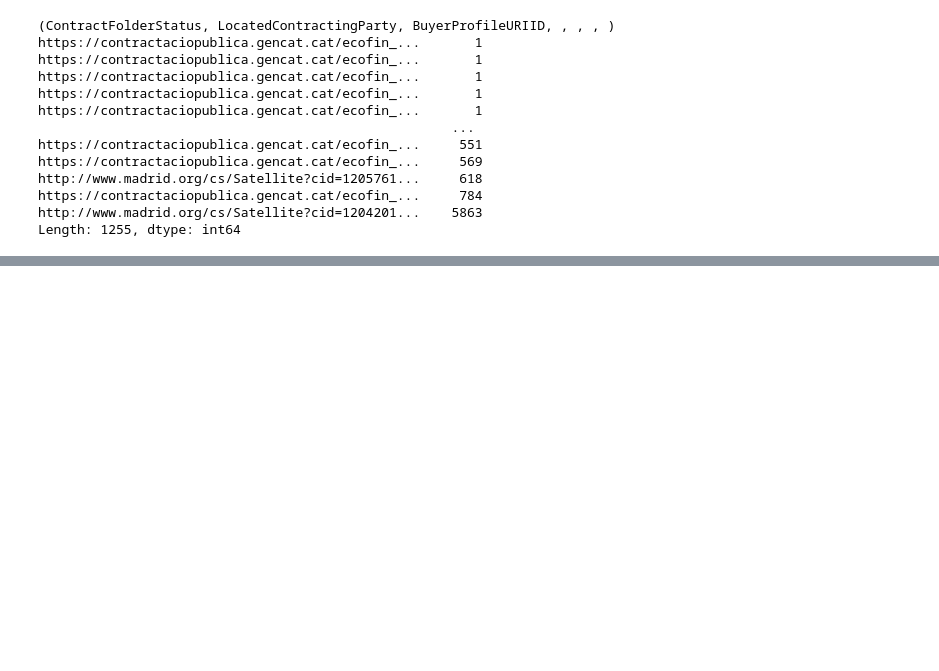
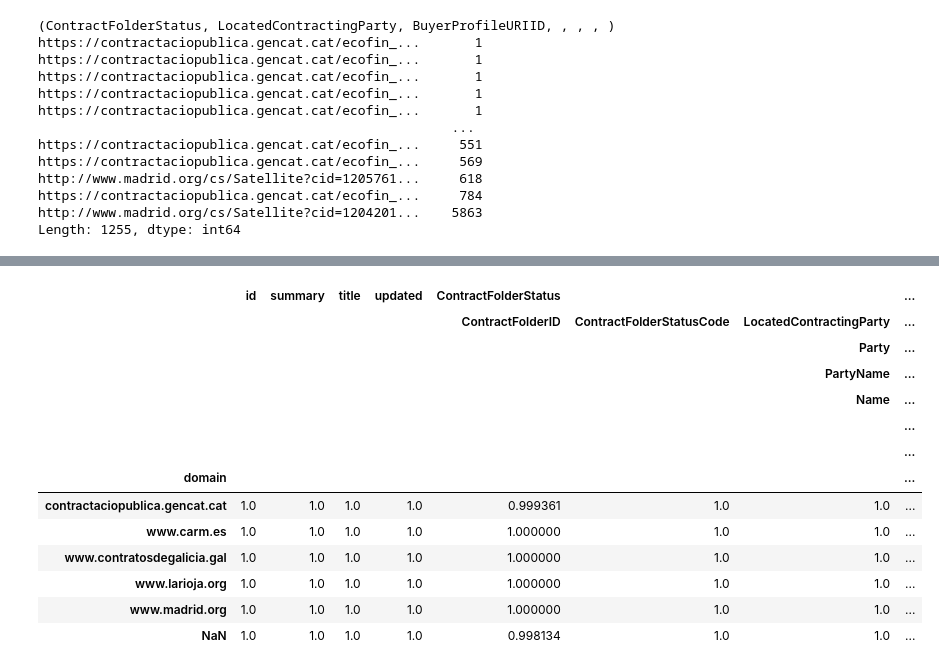
Before and after one commit to manuvazquez/dlsproc, a Jupyter notebook: reports/exploratory.ipynb, the cells around one changed output, grey strips where cells are left out. Drawn from its saved outputs; the diff is of its cells as text; code cells hidden in the pictures; blank space fills up the shorter version.

```diff
--- a/reports/exploratory.ipynb
+++ b/reports/exploratory.ipynb
@@ -741,0 +765,3 @@ Length: 1255, dtype: int64
+# %%
+# domain_grouped_outsiders_df = outsiders_df.groupby('domain')
+domain_grouped_outsiders_df = outsiders_df.groupby('domain', dropna=False)
@@ -741,0 +781,18 @@ Length: 1255, dtype: int64
+# %%
+filled_in_ratio = domain_grouped_outsiders_df.apply(lambda x: x.notnull().mean()).drop(dlsproc.hier.pad_col_levels(outsiders_df, ['domain']), axis=1)
+filled_in_ratio
+# %% [output]
+|  | id | summary | title | updated | ContractFolderStatus |  |  | ... |
+|  |  |  |  |  | ContractFolderID | ContractFolderStatusCode | LocatedContractingParty | ... |
+|  |  |  |  |  |  |  | Party | ... |
+|  |  |  |  |  |  |  | PartyName | ... |
+|  |  |  |  |  |  |  | Name | ... |
+|  |  |  |  |  |  |  |  | ... |
+|  |  |  |  |  |  |  |  | ... |
+| domain |  |  |  |  |  |  |  | ... |
+| contractaciopublica.gencat.cat | 1.0 | 1.0 | 1.0 | 1.0 | 0.999361 | 1.0 | 1.0 | ... |
+| www.carm.es | 1.0 | 1.0 | 1.0 | 1.0 | 1.000000 | 1.0 | 1.0 | ... |
+| www.contratosdegalicia.gal | 1.0 | 1.0 | 1.0 | 1.0 | 1.000000 | 1.0 | 1.0 | ... |
+| www.larioja.org | 1.0 | 1.0 | 1.0 | 1.0 | 1.000000 | 1.0 | 1.0 | ... |
+| www.madrid.org | 1.0 | 1.0 | 1.0 | 1.0 | 1.000000 | 1.0 | 1.0 | ... |
+| NaN | 1.0 | 1.0 | 1.0 | 1.0 | 0.998134 | 1.0 | 1.0 | ... |
```
Also changed, not shown: parts of 28 cells of this notebook, 6 other files.
